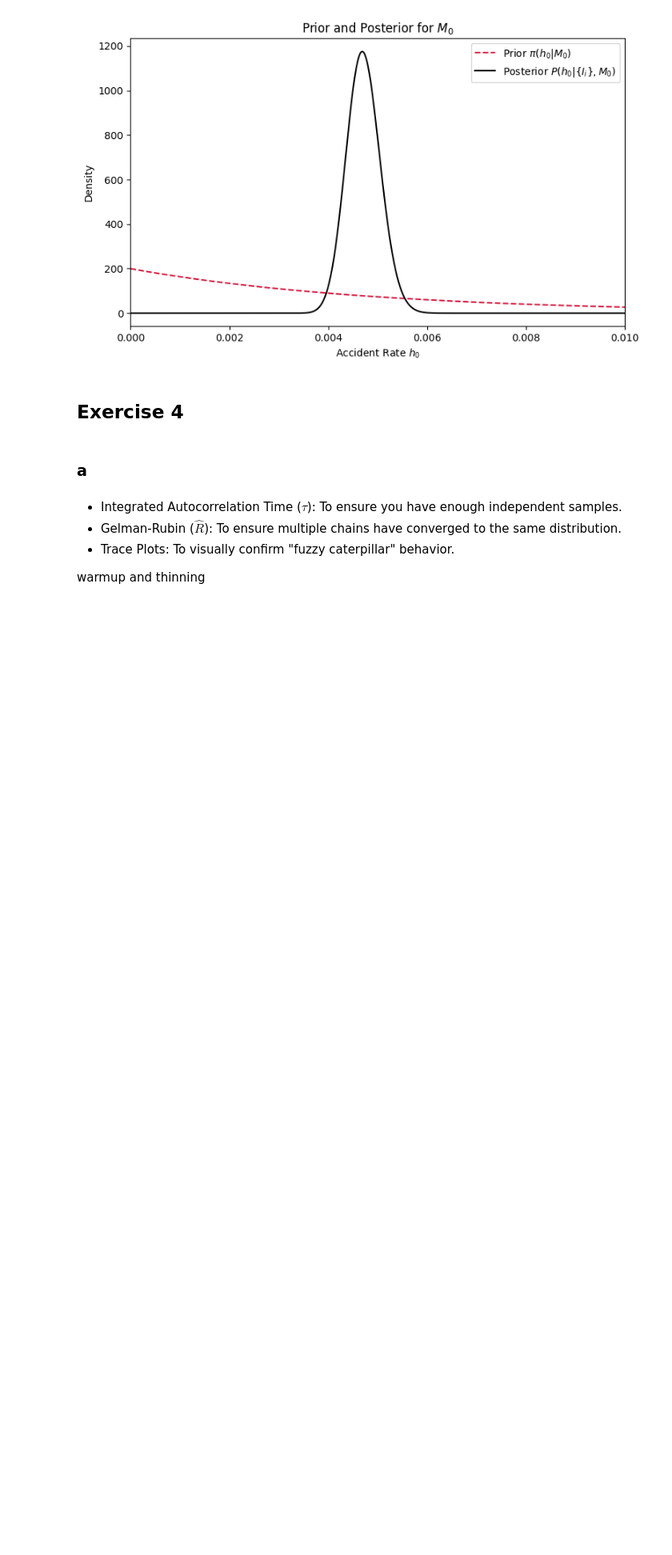
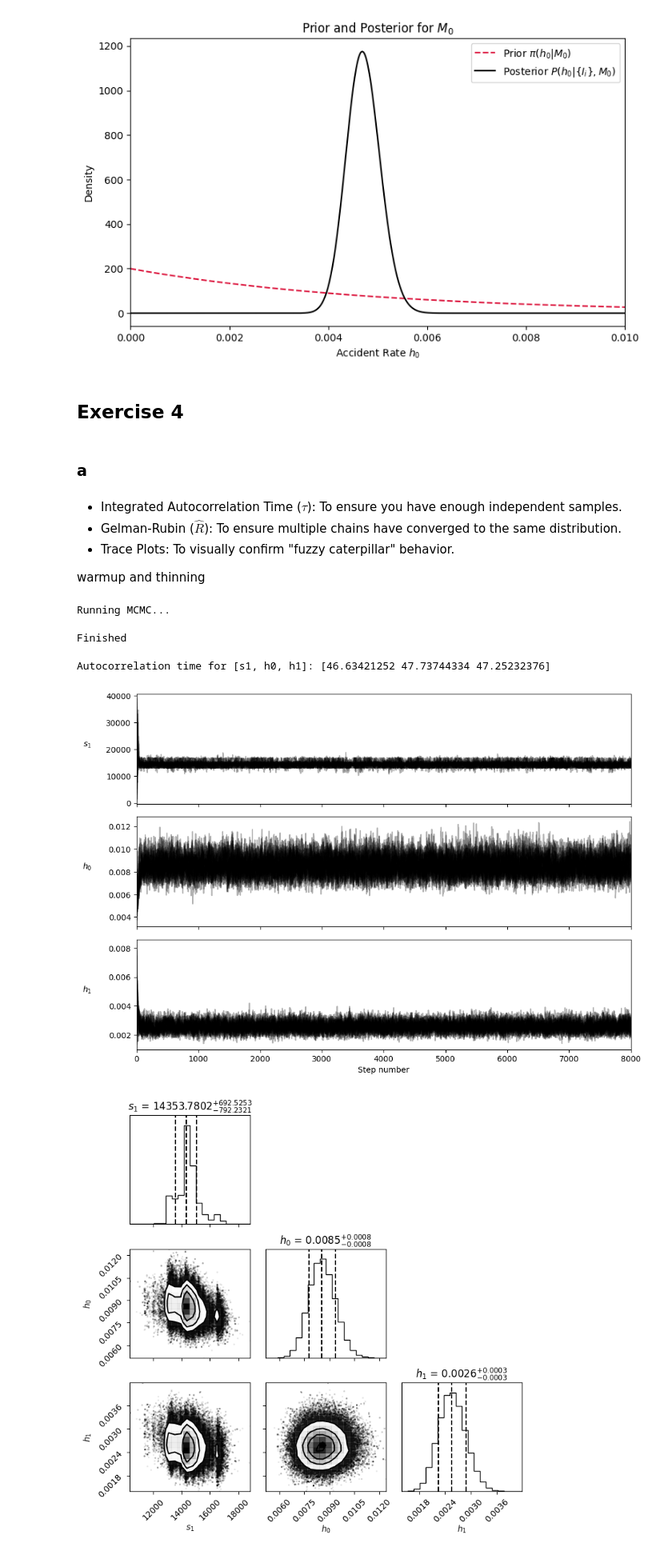
Before and after one commit to frederick4c/S2CW, a Jupyter notebook: notebook.ipynb, the cells around one changed output. Shown at 80% size. Drawn from its saved outputs; the diff is of its cells as text; code cells hidden in the pictures; blank space fills up the shorter version.

```diff
--- a/notebook.ipynb
+++ b/notebook.ipynb
@@ -248,11 +250,83 @@ def log_likelihood(theta, y):
     N0 = np.sum(y < s1)
     N1 = len(y) - N0
 
-    # log likelihood N_0log(h_0) + N_1log(h_1) + h_0s_1 + h_1(L - s_1)
-    return N0*np.log(h0) + N1*np.log(h1) + h0*s1 + h1*(L - s1)
+    # log likelihood N_0log(h_0) + N_1log(h_1) -( h_0s_1  h_1(L - s_1))
+    return N0*np.log(h0) + N1*np.log(h1) -(h0*s1 + h1*(L - s1))
 
 def log_posterior(theta, y):
     lp = log_prior(theta)
     if not np.isfinite(lp):
         return -np.inf
     return lp + log_likelihood(theta, y)
+# %%
+# load data + constants
+data = np.loadtxt('coal_mining_accident_data.dat').flatten(order='F')
+N = 191
+L = 40550
+beta = 200
+y = np.concatenate(([0], np.cumsum(data)))
+
+np.random.seed(68)
+
+# MCMC settings
+ndim = 3          # num params [s1, h0, h1]
+nwalkers = 32     # num walkers
+nsteps = 8000     # steps per walker
+
+# init walkers
+initial_s1 = np.random.uniform(1000, L - 1000, nwalkers) # - s1 [1000, L]
+initial_h0 = np.random.normal(0.005, 0.001, nwalkers) # - h0, h1 based on constant model
+initial_h1 = np.random.normal(0.005, 0.001, nwalkers)
+
+# combine into a (nwalkers, ndim) array
+p0 = np.vstack([initial_s1, initial_h0, initial_h1]).T
+
+# all heights positive
+p0[:, 1:] = np.abs(p0[:, 1:])
+
+# run sampler
+print("Running MCMC...")
+sampler = emcee.EnsembleSampler(nwalkers, ndim, log_posterior, args=(y,))
+sampler.run_mcmc(p0, nsteps, progress=True)
+print('Finished')
+# %% [output]
+Running MCMC...
+Finished
+# %%
+tau = sampler.get_autocorr_time(quiet=True)
+print(f"Autocorrelation time for [s1, h0, h1]: {tau}")
+
+# trace plots
+# This plots the path of every walker over time to check for convergence
+fig, axes = plt.subplots(3, figsize=(10, 7), sharex=True)
+samples = sampler.get_chain()
+labels = ["$s_1$", "$h_0$", "$h_1$"]
+for i in range(ndim):
+    ax = axes[i]
+    ax.plot(samples[:, :, i], "k", alpha=0.3)
+    ax.set_xlim(0, len(samples))
+    ax.set_ylabel(labels[i], rotation=0)
+    ax.yaxis.set_label_coords(-0.1, 0.5)
+axes[-1].set_xlabel("Step number")
+
+plt.tight_layout()
+plt.savefig('figs/Ex4a_traces.pdf', bbox_inches='tight')
+plt.show()
+
+# get results
+burnin = 500
+flat_samples = sampler.get_chain(discard=burnin, flat=True)
+
+# corner plot
+fig = corner.corner(
+    flat_samples, labels=labels, truths=None,
+    quantiles=[0.16, 0.5, 0.84], # Shows the 1-sigma uncertainty regions
+    show_titles=True, title_kwargs={"fontsize": 12}, title_fmt=".4f"
+)
+plt.tight_layout()
+plt.savefig('figs/Ex4a_corner.pdf', bbox_inches='tight')
+plt.show()
+# %% [output]
+Autocorrelation time for [s1, h0, h1]: [46.63421252 47.73744334 47.25232376]
+[figure, added]
+[figure, added]
```
Also changed, not shown: parts of 2 cells of this notebook, 4 other files.
